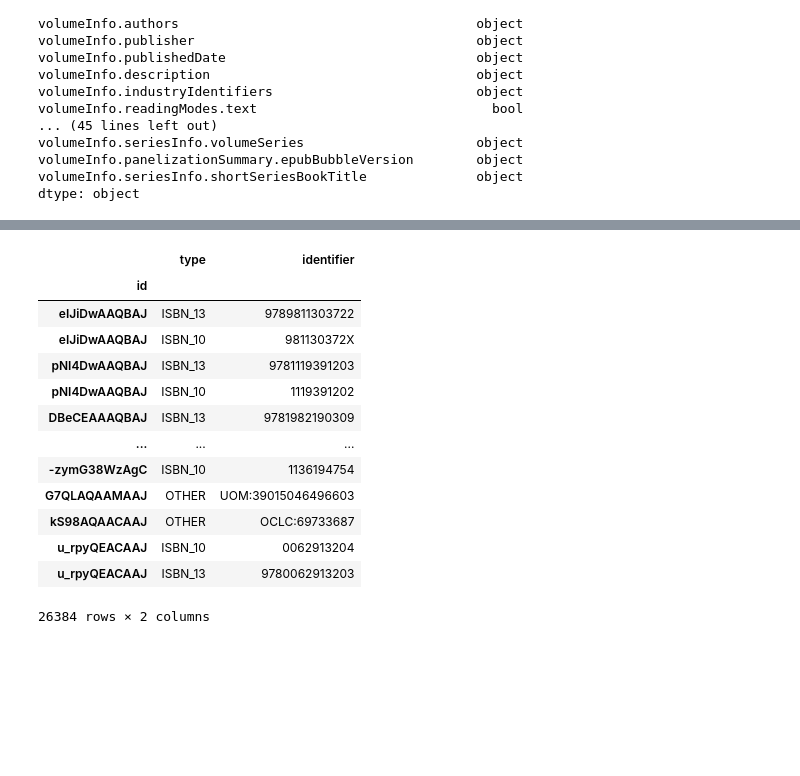
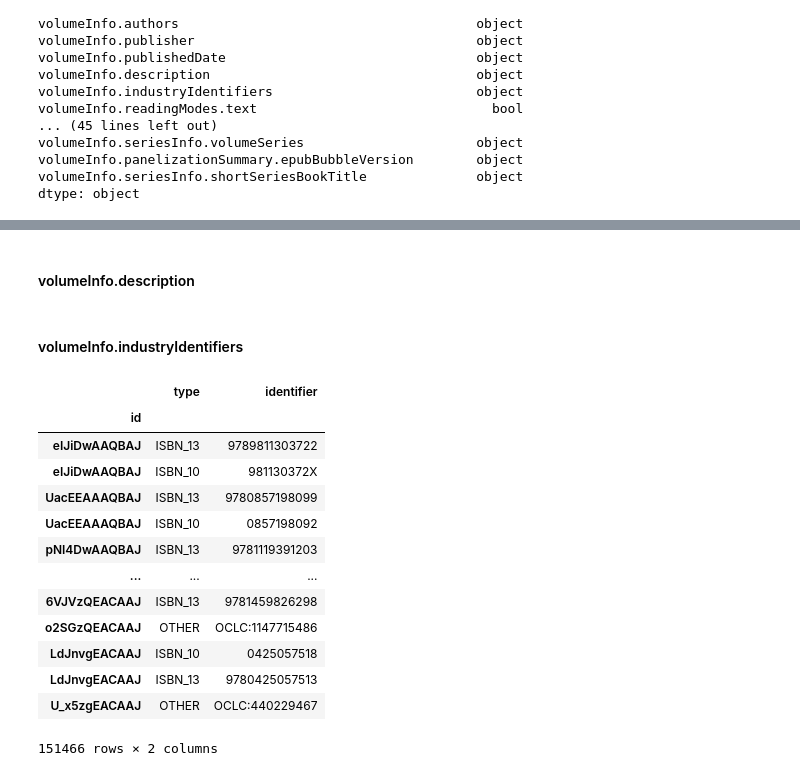
Before and after one commit to hilarylimyuxuan/Book-Recommendation-System, a Jupyter notebook: Book Recommendation System - Google Book.ipynb, the cells around one changed output, grey strips where cells are left out. Saved outputs shown, nothing was run; the diff lists cells and outputs as text; code cells hidden in the pictures; blank space fills up the shorter version.

```diff
--- a/Book Recommendation System - Google Book.ipynb
+++ b/Book Recommendation System - Google Book.ipynb
@@ -533,0 +468,24 @@ Subtitle NA count: 0
+# %%
+date_df = book_df[['volumeInfo.publishedDate']].copy()
+
+# remove special characters except space from string
+date_df['volumeInfo.publishedDate'] = date_df['volumeInfo.publishedDate'].str.replace('[^\d$]', '')
+
+# Get the published year
+date_df['volumeInfo.publishedDate'] = date_df['volumeInfo.publishedDate'].str[:4]
+
+# convert string to numeric
+date_df['volumeInfo.publishedYear'] = pd.to_numeric(date_df['volumeInfo.publishedDate'], errors='coerce')
+
+# convert to NaN if year < 1000
+date_df['volumeInfo.publishedYear'] = np.where(date_df['volumeInfo.publishedYear'] < 1000, np.nan, date_df['volumeInfo.publishedYear'])
+
+# fill na published year with median
+date_df['volumeInfo.publishedYear'].fillna(date_df['volumeInfo.publishedYear'].median(), inplace = True)
+
+# convert numeric to integer
+date_df['volumeInfo.publishedYear'] = date_df['volumeInfo.publishedYear'].astype(int)
+
+print("Published Year NA count:", date_df['volumeInfo.publishedYear'].isna().sum())
+
+display(date_df)
@@ -533,0 +508,10 @@ Subtitle NA count: 0
+# %%
+# drop published date column in book_df
+book_df.drop(['volumeInfo.publishedDate'], axis=1, inplace = True)
+
+# replace the published column in book_df by using the cleaned one
+book_df['volumeInfo.publishedYear'] = date_df['volumeInfo.publishedYear']
+
+print("Subtitle NA count:", book_df['volumeInfo.publishedYear'].isna().sum())
+
+display(book_df[['volumeInfo.publishedYear']])
@@ -534,24 +534,34 @@ Subtitle NA count: 0
+# %% [markdown]
+#### volumeInfo.description
+# %% [markdown]
+#### volumeInfo.industryIdentifiers
 # %%
-# Split ISBN in Industry Identifier
+import ast
 isbn_df = book_df[['volumeInfo.industryIdentifiers']].copy()
-isbn_df = isbn_df.explode('volumeInfo.industryIdentifiers', ignore_index=False).dropna()
+isbn_df = isbn_df.dropna()
+
+# convert back from string to dictionary
+isbn_df['volumeInfo.industryIdentifiers'] = isbn_df['volumeInfo.industryIdentifiers'].apply(ast.literal_eval)
+
+# split ISBN in Industry Identifier
+isbn_df = isbn_df.explode('volumeInfo.industryIdentifiers', ignore_index=False)
 isbn_df = pd.json_normalize(isbn_df['volumeInfo.industryIdentifiers']).set_index(isbn_df.index)
 display(isbn_df)
 # %% [output]
 |  | type | identifier |
 | id |  |  |
 | eIJiDwAAQBAJ | ISBN_13 | 9789811303722 |
 | eIJiDwAAQBAJ | ISBN_10 | 981130372X |
+| UacEEAAAQBAJ | ISBN_13 | 9780857198099 |
+| UacEEAAAQBAJ | ISBN_10 | 0857198092 |
 | pNI4DwAAQBAJ | ISBN_13 | 9781119391203 |
-| pNI4DwAAQBAJ | ISBN_10 | 1119391202 |
-| DBeCEAAAQBAJ | ISBN_13 | 9781982190309 |
 | ... | ... | ... |
-| -zymG38WzAgC | ISBN_10 | 1136194754 |
-| G7QLAQAAMAAJ | OTHER | UOM:39015046496603 |
-| kS98AQAACAAJ | OTHER | OCLC:69733687 |
-| u_rpyQEACAAJ | ISBN_10 | 0062913204 |
-| u_rpyQEACAAJ | ISBN_13 | 9780062913203 |
+| 6VJVzQEACAAJ | ISBN_13 | 9781459826298 |
+| o2SGzQEACAAJ | OTHER | OCLC:1147715486 |
+| LdJnvgEACAAJ | ISBN_10 | 0425057518 |
+| LdJnvgEACAAJ | ISBN_13 | 9780425057513 |
+| U_x5zgEACAAJ | OTHER | OCLC:440229467 |
-26384 rows × 2 columns
+151466 rows × 2 columns
 # %%
 # pivot isbn dataframe
 isbn_df = isbn_df.drop_duplicates().reset_index()
```
Also changed, not shown: parts of 68 cells of this notebook.
